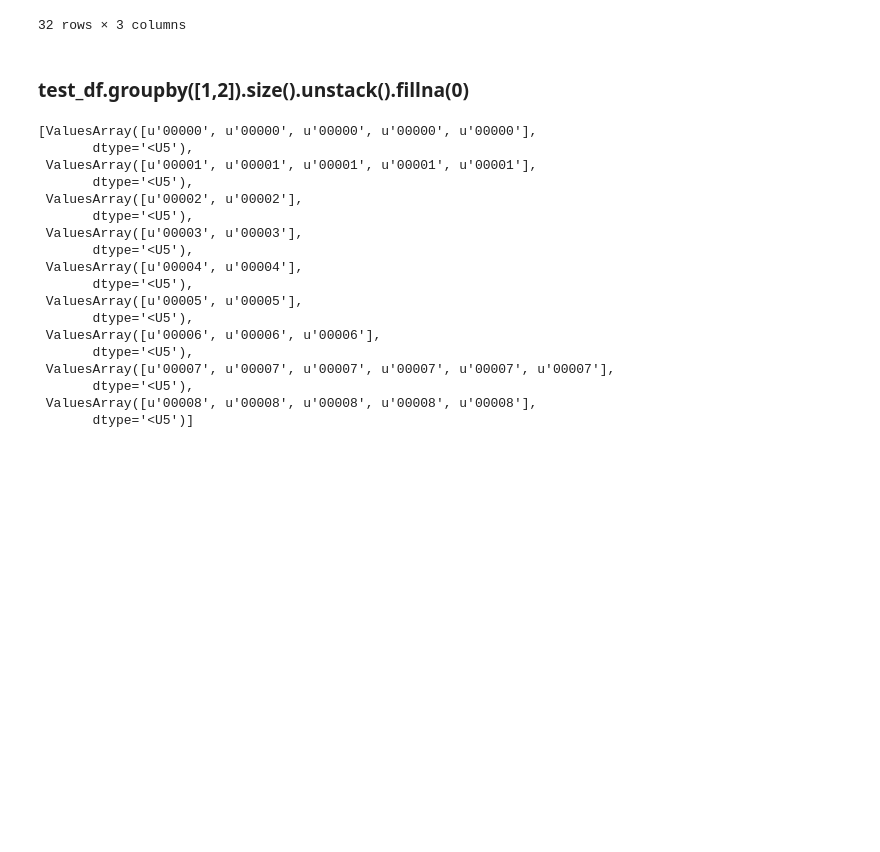
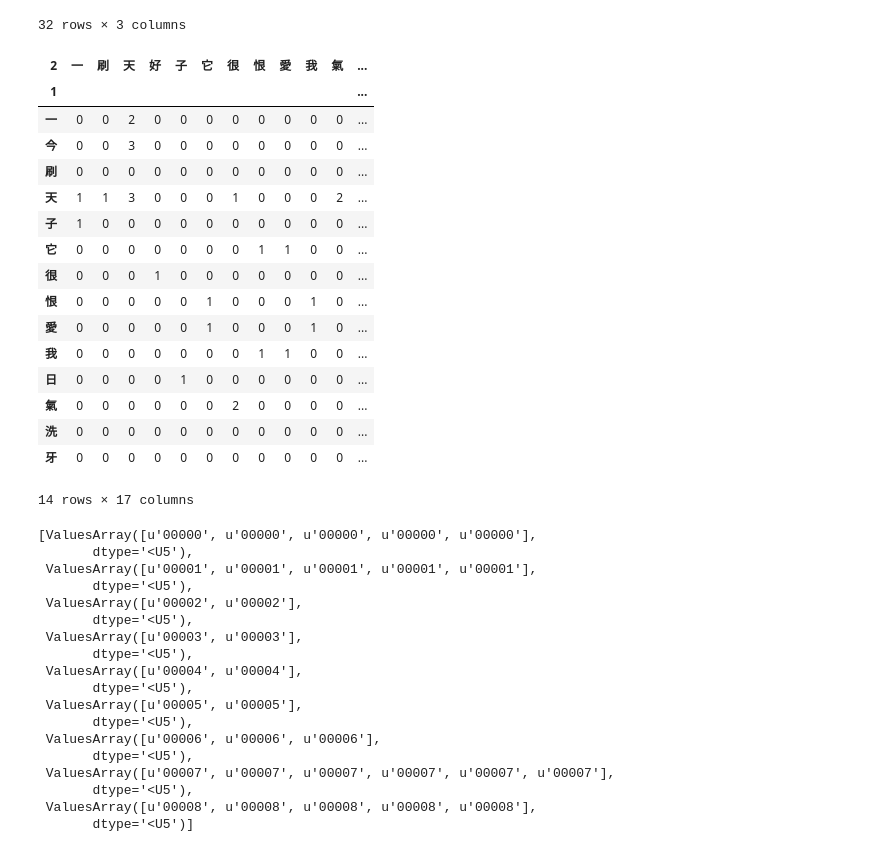
Before and after one commit to c3h3/PlaYnlp, a Jupyter notebook: dev_ipynbs/DEV_StatesDataArray_20140405.ipynb, the cells around one changed output. Saved outputs shown, nothing was run; the diff lists cells and outputs as text; code cells hidden in the pictures; blank space fills up the shorter version.

```diff
--- a/dev_ipynbs/DEV_StatesDataArray_20140405.ipynb
+++ b/dev_ipynbs/DEV_StatesDataArray_20140405.ipynb
@@ -594,8 +751,26 @@ test_df
 | 30 | 00008 | 牙 | 洗 |
 | 31 | 00008 | 洗 | 臉 |
 32 rows × 3 columns
-# %% [markdown]
-### test_df.groupby([1,2]).size().unstack().fillna(0)
+# %%
+test_df.groupby([1,2]).size().unstack().fillna(0)
+# %% [output]
+| 2 | 一 | 刷 | 天 | 好 | 子 | 它 | 很 | 恨 | 愛 | 我 | 氣 | ... |
+| 1 |  |  |  |  |  |  |  |  |  |  |  | ... |
+| 一 | 0 | 0 | 2 | 0 | 0 | 0 | 0 | 0 | 0 | 0 | 0 | ... |
+| 今 | 0 | 0 | 3 | 0 | 0 | 0 | 0 | 0 | 0 | 0 | 0 | ... |
+| 刷 | 0 | 0 | 0 | 0 | 0 | 0 | 0 | 0 | 0 | 0 | 0 | ... |
+| 天 | 1 | 1 | 3 | 0 | 0 | 0 | 1 | 0 | 0 | 0 | 2 | ... |
+| 子 | 1 | 0 | 0 | 0 | 0 | 0 | 0 | 0 | 0 | 0 | 0 | ... |
+| 它 | 0 | 0 | 0 | 0 | 0 | 0 | 0 | 1 | 1 | 0 | 0 | ... |
+| 很 | 0 | 0 | 0 | 1 | 0 | 0 | 0 | 0 | 0 | 0 | 0 | ... |
+| 恨 | 0 | 0 | 0 | 0 | 0 | 1 | 0 | 0 | 0 | 1 | 0 | ... |
+| 愛 | 0 | 0 | 0 | 0 | 0 | 1 | 0 | 0 | 0 | 1 | 0 | ... |
+| 我 | 0 | 0 | 0 | 0 | 0 | 0 | 0 | 1 | 1 | 0 | 0 | ... |
+| 日 | 0 | 0 | 0 | 0 | 1 | 0 | 0 | 0 | 0 | 0 | 0 | ... |
+| 氣 | 0 | 0 | 0 | 0 | 0 | 0 | 2 | 0 | 0 | 0 | 0 | ... |
+| 洗 | 0 | 0 | 0 | 0 | 0 | 0 | 0 | 0 | 0 | 0 | 0 | ... |
+| 牙 | 0 | 0 | 0 | 0 | 0 | 0 | 0 | 0 | 0 | 0 | 0 | ... |
+14 rows × 17 columns
 # %%
 #idx_map_row_extend = map(lambda (xx,yy):xx.extend_rows_by_array(yy),zip(idx_states_data_arrays, text_states_data_arrays))
 #idx_map_row_extend
```
Also changed, not shown: parts of 16 cells of this notebook, 2 other files.
